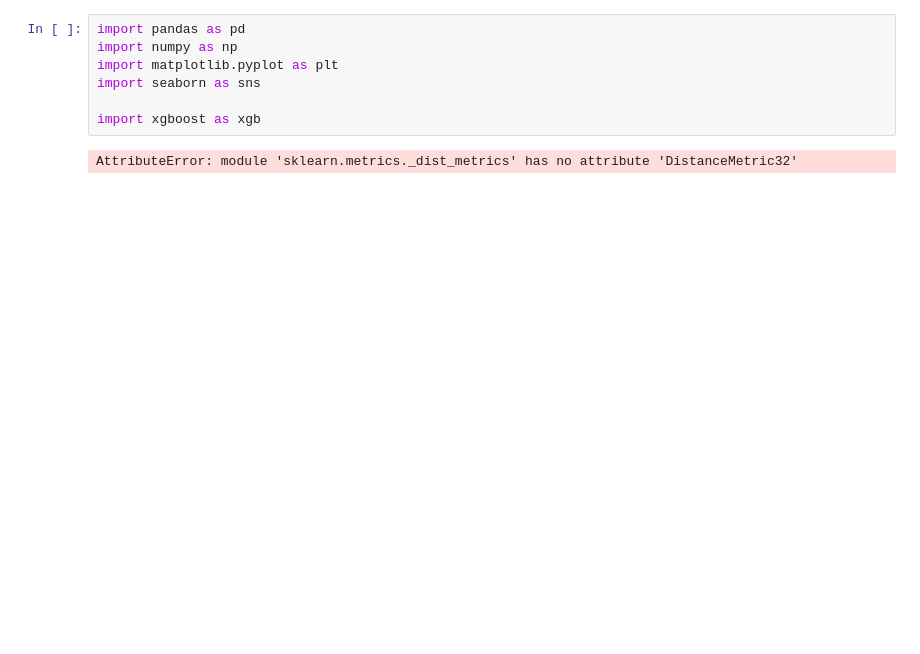
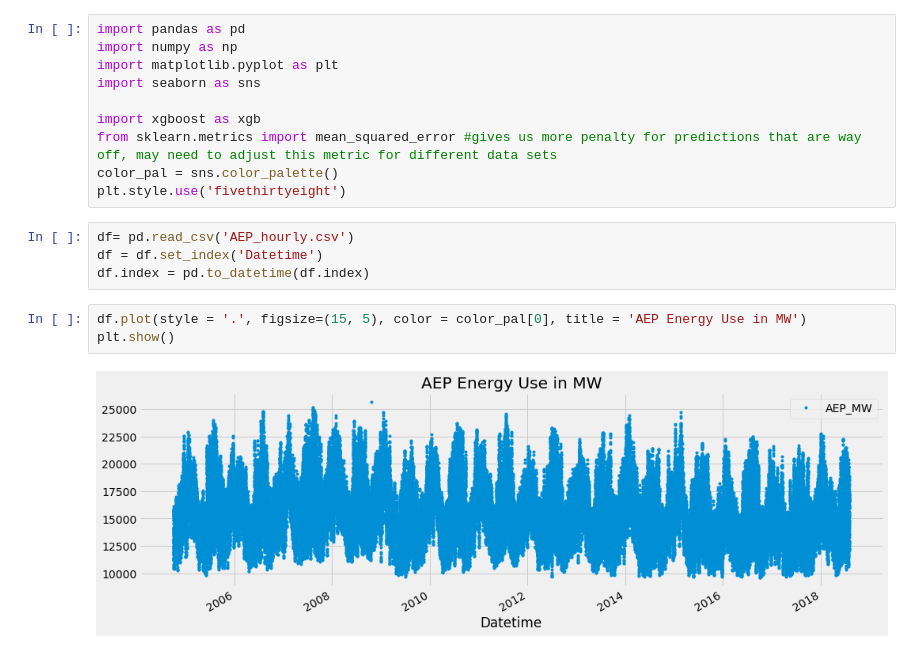
Before and after one commit to jsedlock/Time-Series-Forecasting-with-Machine-Learning, a Jupyter notebook: Script.ipynb, the cells around one changed output. Drawn from its saved outputs; the diff is of its cells as text; blank space fills up the shorter version.

```diff
--- a/Script.ipynb
+++ b/Script.ipynb
@@ -5,5 +5,15 @@ import matplotlib.pyplot as plt
 import seaborn as sns
 
 import xgboost as xgb
+from sklearn.metrics import mean_squared_error #gives us more penalty for predictions that are way off, may need to adjust this metric for different data sets
+color_pal = sns.color_palette()
+plt.style.use('fivethirtyeight')
-# %% [output]
-AttributeError: module 'sklearn.metrics._dist_metrics' has no attribute 'DistanceMetric32'
+# %%
+df= pd.read_csv('AEP_hourly.csv')
+df = df.set_index('Datetime')
+df.index = pd.to_datetime(df.index)
+# %%
+df.plot(style = '.', figsize=(15, 5), color = color_pal[0], title = 'AEP Energy Use in MW')
+plt.show()
+# %% [output]
+[figure, added]
```
Also changed, not shown: parts of 31 cells of this notebook.
